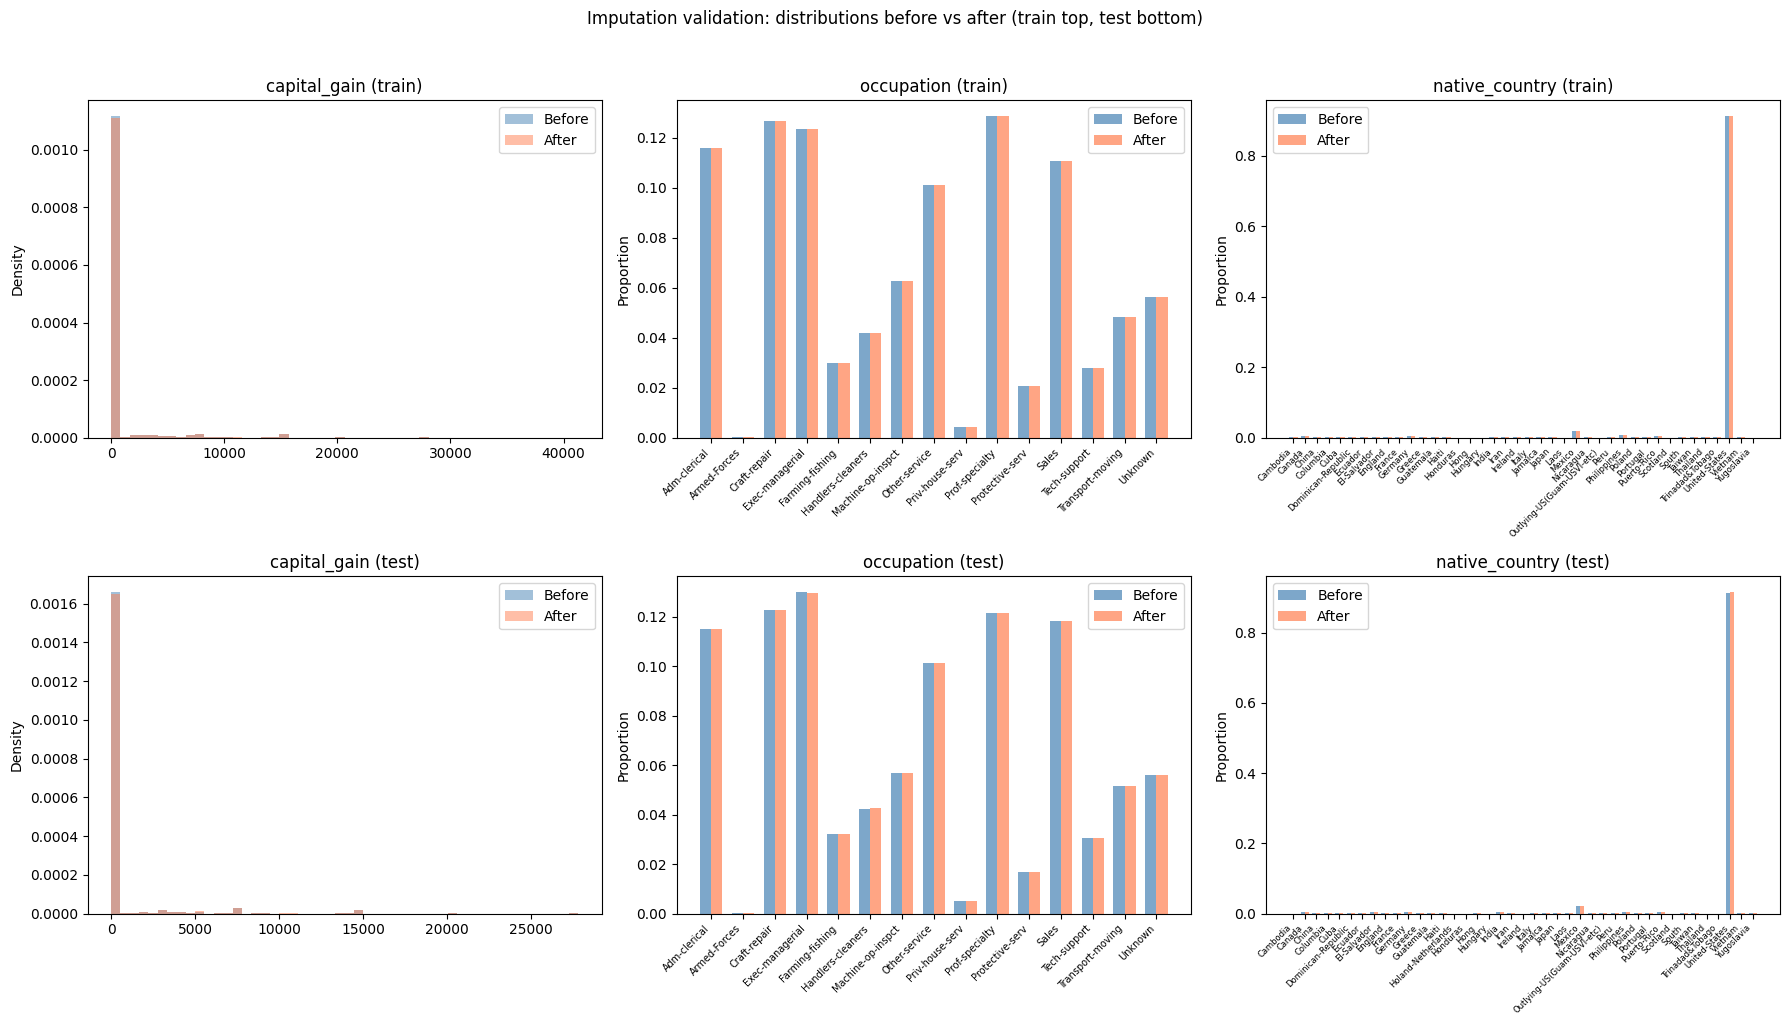
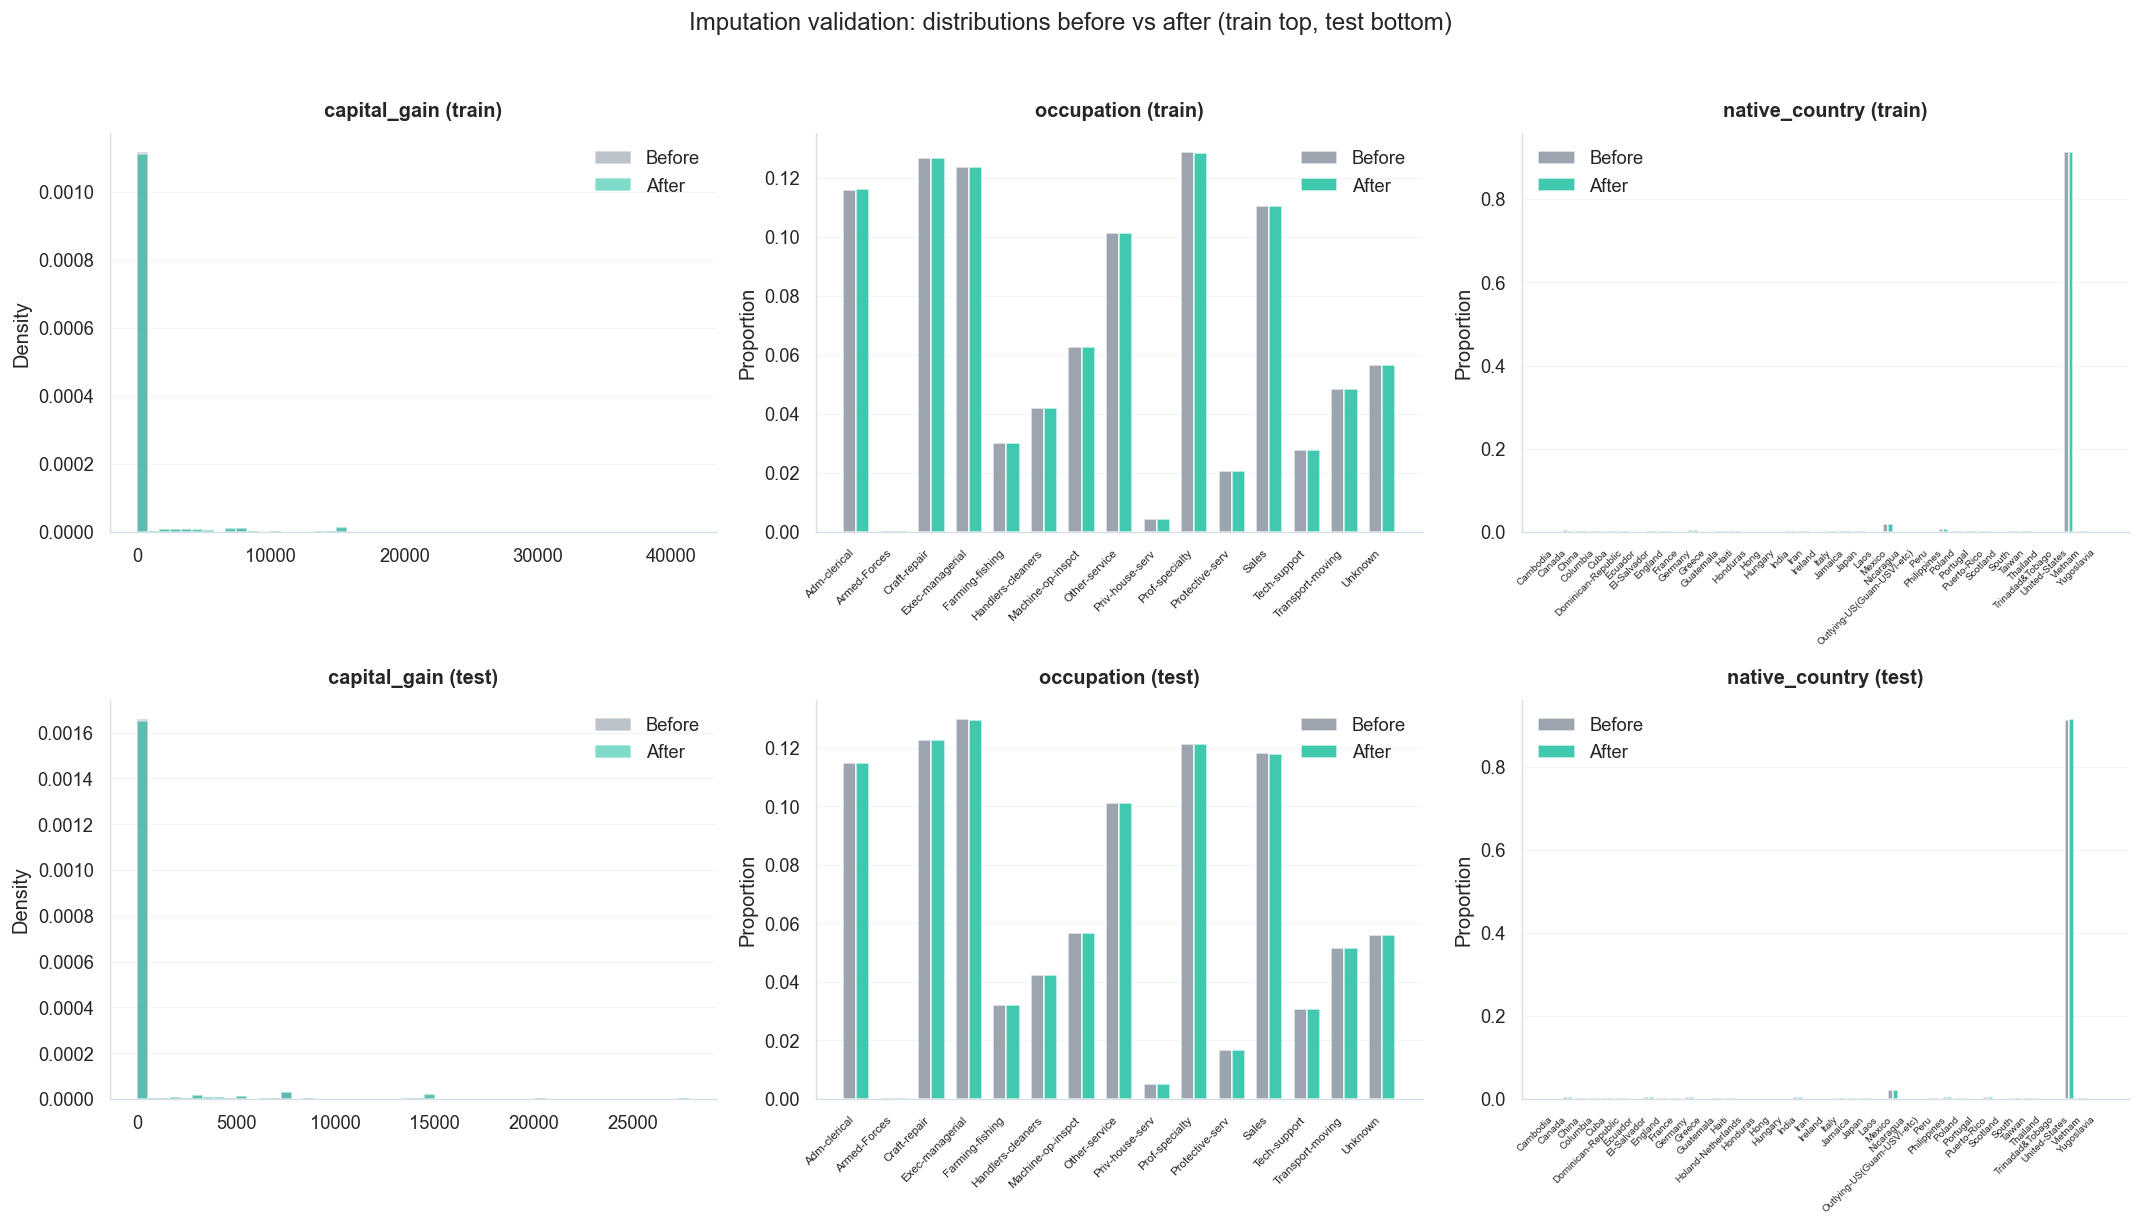
Unified diff of the notebook cell whose output changed from the first chart to the second:
--- before
+++ after
@@ -5,9 +5,10 @@
 # capital_gain
 ax = axes[0, 0]
-ax.hist(cg_before_train.dropna(), bins=50, alpha=0.5, color="steelblue", label="Before", density=True)
-ax.hist(X_train["capital_gain"], bins=50, alpha=0.5, color="coral", label="After", density=True)
+ax.hist(cg_before_train.dropna(), bins=50, alpha=0.5, color=PROCESS_PALETTE["Before"], label="Before", density=True)
+ax.hist(X_train["capital_gain"], bins=50, alpha=0.5, color=PROCESS_PALETTE["After"], label="After", density=True)
 ax.set_title("capital_gain (train)")
 ax.set_ylabel("Density")
 ax.legend()
+polish_axes(ax)
 
 # occupation
@@ -18,6 +19,6 @@
 x = np.arange(len(all_occ))
 width = 0.35
-ax.bar(x - width/2, [occ_before.get(c, 0) for c in all_occ], width, label="Before", color="steelblue", alpha=0.7)
-ax.bar(x + width/2, [occ_after.get(c, 0) for c in all_occ], width, label="After", color="coral", alpha=0.7)
+ax.bar(x - width/2, [occ_before.get(c, 0) for c in all_occ], width, label="Before", color=PROCESS_PALETTE["Before"], alpha=0.75)
+ax.bar(x + width/2, [occ_after.get(c, 0) for c in all_occ], width, label="After", color=PROCESS_PALETTE["After"], alpha=0.75)
 ax.set_xticks(x)
 ax.set_xticklabels(all_occ, rotation=45, ha="right", fontsize=7)
@@ -25,4 +26,5 @@
 ax.set_ylabel("Proportion")
 ax.legend()
+polish_axes(ax)
 
 # native_country
@@ -32,6 +34,6 @@
 all_countries = sorted(set(nc_before.index) | set(nc_after.index))
 x_nc = np.arange(len(all_countries))
-ax.bar(x_nc - width/2, [nc_before.get(c, 0) for c in all_countries], width, label="Before", color="steelblue", alpha=0.7)
-ax.bar(x_nc + width/2, [nc_after.get(c, 0) for c in all_countries], width, label="After", color="coral", alpha=0.7)
+ax.bar(x_nc - width/2, [nc_before.get(c, 0) for c in all_countries], width, label="Before", color=PROCESS_PALETTE["Before"], alpha=0.75)
+ax.bar(x_nc + width/2, [nc_after.get(c, 0) for c in all_countries], width, label="After", color=PROCESS_PALETTE["After"], alpha=0.75)
 ax.set_xticks(x_nc)
 ax.set_xticklabels(all_countries, rotation=45, ha="right", fontsize=6)
@@ -39,4 +41,5 @@
 ax.set_ylabel("Proportion")
 ax.legend()
+polish_axes(ax)
 
 # --- TEST (bottom row) ---
@@ -44,9 +47,10 @@
 # capital_gain
 ax = axes[1, 0]
-ax.hist(cg_before_test.dropna(), bins=50, alpha=0.5, color="steelblue", label="Before", density=True)
-ax.hist(X_test["capital_gain"], bins=50, alpha=0.5, color="coral", label="After", density=True)
+ax.hist(cg_before_test.dropna(), bins=50, alpha=0.5, color=PROCESS_PALETTE["Before"], label="Before", density=True)
+ax.hist(X_test["capital_gain"], bins=50, alpha=0.5, color=PROCESS_PALETTE["After"], label="After", density=True)
 ax.set_title("capital_gain (test)")
 ax.set_ylabel("Density")
 ax.legend()
+polish_axes(ax)
 
 # occupation
@@ -56,6 +60,6 @@
 all_occ_t = sorted(set(occ_before_t.index) | set(occ_after_t.index))
 x_t = np.arange(len(all_occ_t))
-ax.bar(x_t - width/2, [occ_before_t.get(c, 0) for c in all_occ_t], width, label="Before", color="steelblue", alpha=0.7)
-ax.bar(x_t + width/2, [occ_after_t.get(c, 0) for c in all_occ_t], width, label="After", color="coral", alpha=0.7)
+ax.bar(x_t - width/2, [occ_before_t.get(c, 0) for c in all_occ_t], width, label="Before", color=PROCESS_PALETTE["Before"], alpha=0.75)
+ax.bar(x_t + width/2, [occ_after_t.get(c, 0) for c in all_occ_t], width, label="After", color=PROCESS_PALETTE["After"], alpha=0.75)
 ax.set_xticks(x_t)
 ax.set_xticklabels(all_occ_t, rotation=45, ha="right", fontsize=7)
@@ -63,4 +67,5 @@
 ax.set_ylabel("Proportion")
 ax.legend()
+polish_axes(ax)
 
 # native_country
@@ -70,6 +75,6 @@
 all_countries_t = sorted(set(nc_before_t.index) | set(nc_after_t.index))
 x_nc_t = np.arange(len(all_countries_t))
-ax.bar(x_nc_t - width/2, [nc_before_t.get(c, 0) for c in all_countries_t], width, label="Before", color="steelblue", alpha=0.7)
-ax.bar(x_nc_t + width/2, [nc_after_t.get(c, 0) for c in all_countries_t], width, label="After", color="coral", alpha=0.7)
+ax.bar(x_nc_t - width/2, [nc_before_t.get(c, 0) for c in all_countries_t], width, label="Before", color=PROCESS_PALETTE["Before"], alpha=0.75)
+ax.bar(x_nc_t + width/2, [nc_after_t.get(c, 0) for c in all_countries_t], width, label="After", color=PROCESS_PALETTE["After"], alpha=0.75)
 ax.set_xticks(x_nc_t)
 ax.set_xticklabels(all_countries_t, rotation=45, ha="right", fontsize=6)
@@ -77,4 +82,5 @@
 ax.set_ylabel("Proportion")
 ax.legend()
+polish_axes(ax)
 
 plt.suptitle("Imputation validation: distributions before vs after (train top, test bottom)", y=1.02)

Commit: color palette